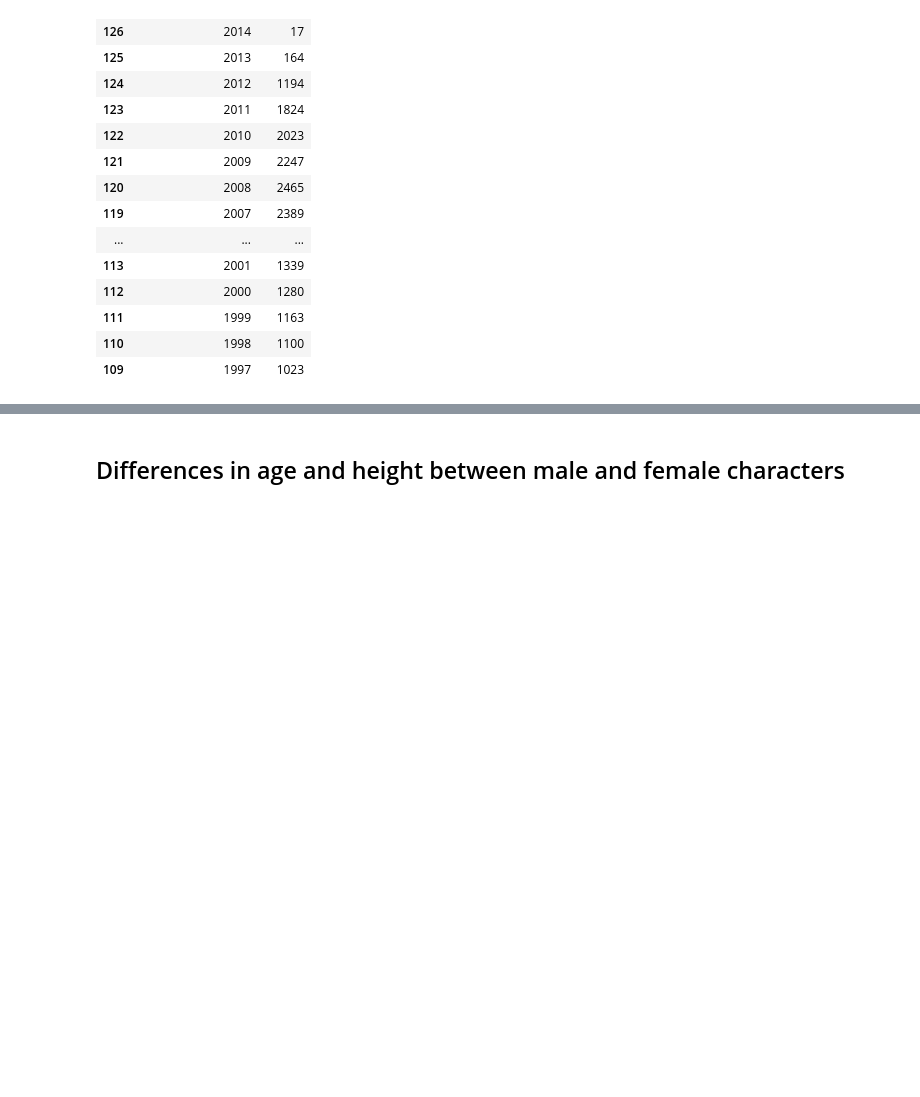
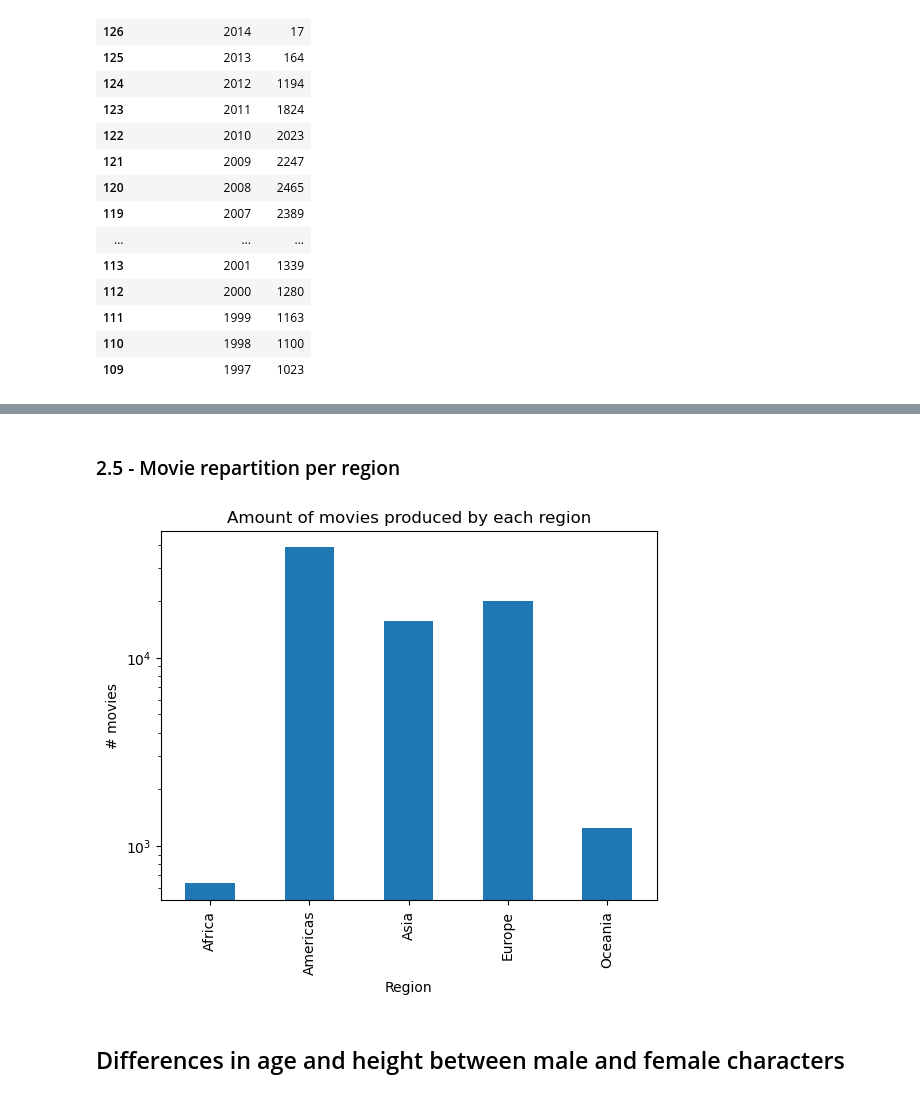
Before and after one commit to epfl-ada/ada-2022-project-armada, a Jupyter notebook: P2.ipynb, the cells around one changed output, grey strips where cells are left out. Drawn from its saved outputs; the diff is of its cells as text; code cells hidden in the pictures; blank space fills up the shorter version.

```diff
--- a/P2.ipynb
+++ b/P2.ipynb
@@ -117,7 +122,7 @@ With the boxplots and the statistics of the new column "nb_genres", we notice th
 # %% [markdown]
 We now look at the opposite point of view: we count how many movies are reported for each genre.
 # %%
-total_genres = pd.DataFrame(movies_copy.movie_genres.explode().dropna().value_counts())
+total_genres = pd.DataFrame(movies.movie_genres.explode().dropna().value_counts())
 total_genres
 # %% [output]
 |  | movie_genres |
@@ -265,0 +407,16 @@ According to the following graph made with IMDB dataset, the behavior of the num
+# %%
+# Add region column
+# For each country in movies.movie_countries, get the region (remove region duplicates)
+def get_region(country_lst):
+    output = []
+    for country in country_lst:
+        try:
+            output.append(df_countries.loc[df_countries["country"] == country]["region"].values[0])
+        except:
+            raise KeyError(f"{country} not found in the reference list")
+
+    #remove duplicates
+    return list(set(output))
+
+movies["region"] = movies.loc[:, ("movie_countries")].apply(lambda x: get_region(x))
+movies
@@ -266,3 +442,15 @@ According to the following graph made with IMDB dataset, the behavior of the num
+# %% [markdown]
+### 2.5 - Movie repartition per region
+# %%
+movies_region = movies["region"].explode()
+movies_region = movies_region.groupby(movies_region).size()
+ax = movies_region.plot.bar()
+ax.set_yscale("log")
+ax.set_xlabel("Region")
+ax.set_ylabel("# movies")
+ax.set_title("Amount of movies produced by each region");
+# %% [output]
+[figure, added]
 # %% [markdown]
 ## Differences in age and height between male and female characters
 # %% [markdown]
```
Also changed, not shown: parts of 31 cells of this notebook.
